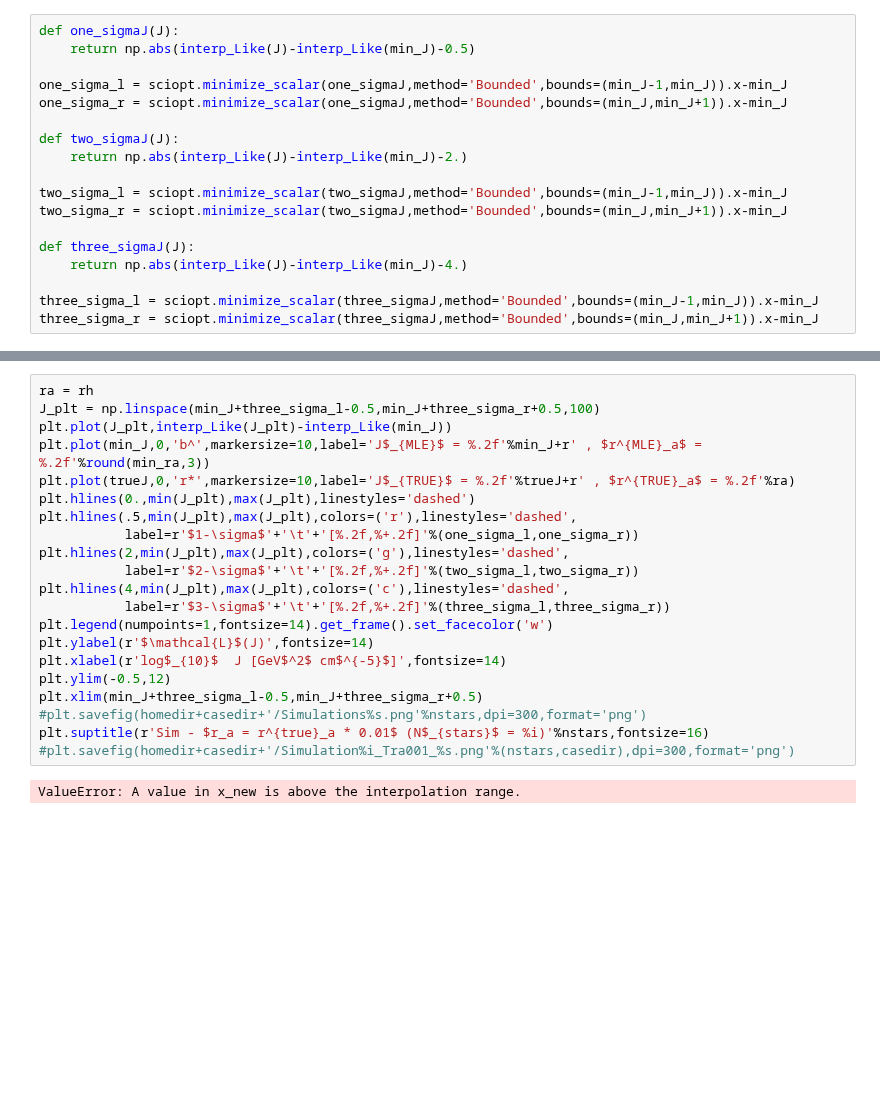
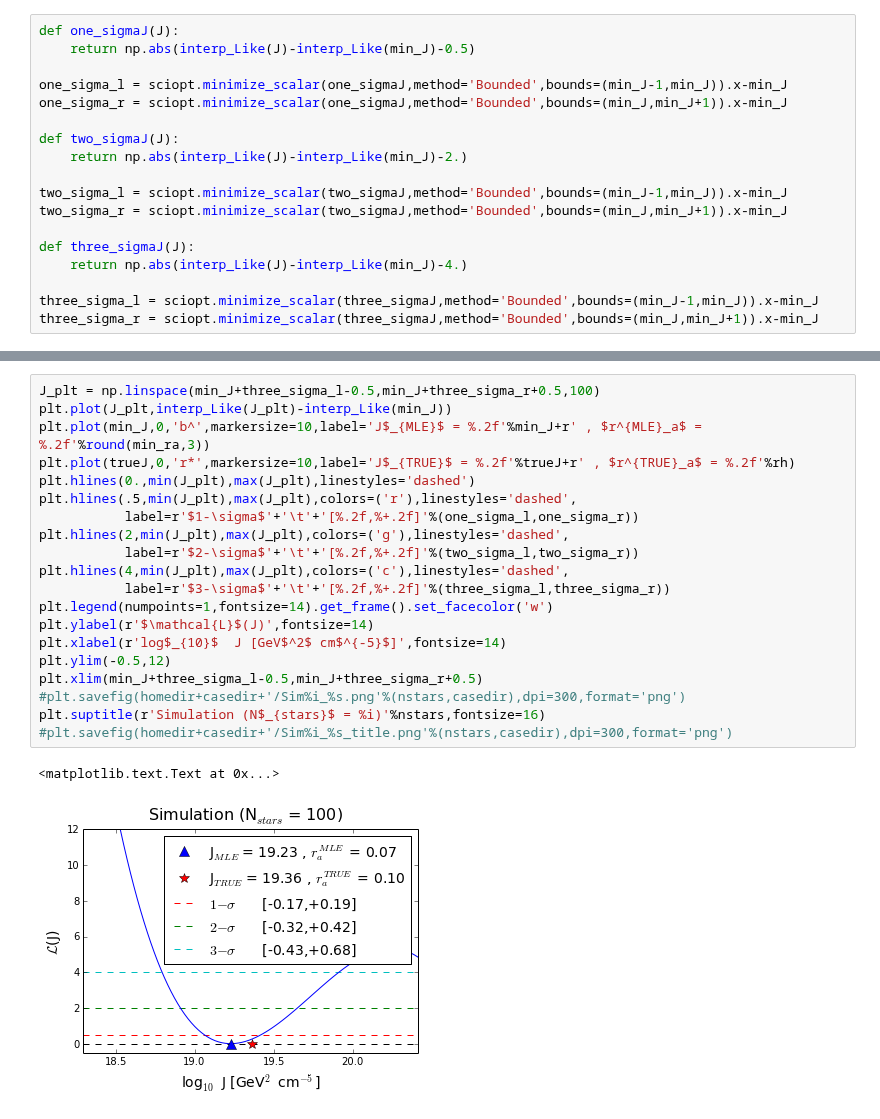
Before and after one commit to achiappo/FRESKA, a Jupyter notebook: simulationOM.ipynb, the cells around one changed output, grey strips where cells are left out. Saved outputs shown, nothing was run; the diff lists cells and outputs as text; blank space fills up the shorter version.

Commit message:
update to the working version script
now the code recovers the true J factor with uncertainties and also the anisotropy parameter

```diff
--- a/simulationOM.ipynb
+++ b/simulationOM.ipynb
@@ -229,24 +222,24 @@ true J :  19.36 , obtained J :  18.94
 # %%
-ra = rh
 J_plt = np.linspace(min_J+three_sigma_l-0.5,min_J+three_sigma_r+0.5,100)
 plt.plot(J_plt,interp_Like(J_plt)-interp_Like(min_J))
 plt.plot(min_J,0,'b^',markersize=10,label='J$_{MLE}$ = %.2f'%min_J+r' , $r^{MLE}_a$ = %.2f'%round(min_ra,3))
-plt.plot(trueJ,0,'r*',markersize=10,label='J$_{TRUE}$ = %.2f'%trueJ+r' , $r^{TRUE}_a$ = %.2f'%ra)
+plt.plot(trueJ,0,'r*',markersize=10,label='J$_{TRUE}$ = %.2f'%trueJ+r' , $r^{TRUE}_a$ = %.2f'%rh)
 plt.hlines(0.,min(J_plt),max(J_plt),linestyles='dashed')
 plt.hlines(.5,min(J_plt),max(J_plt),colors=('r'),linestyles='dashed',
            label=r'$1-\sigma$'+'\t'+'[%.2f,%+.2f]'%(one_sigma_l,one_sigma_r))
 plt.hlines(2,min(J_plt),max(J_plt),colors=('g'),linestyles='dashed',
            label=r'$2-\sigma$'+'\t'+'[%.2f,%+.2f]'%(two_sigma_l,two_sigma_r))
 plt.hlines(4,min(J_plt),max(J_plt),colors=('c'),linestyles='dashed',
            label=r'$3-\sigma$'+'\t'+'[%.2f,%+.2f]'%(three_sigma_l,three_sigma_r))
 plt.legend(numpoints=1,fontsize=14).get_frame().set_facecolor('w')
 plt.ylabel(r'$\mathcal{L}$(J)',fontsize=14)
 plt.xlabel(r'log$_{10}$  J [GeV$^2$ cm$^{-5}$]',fontsize=14)
 plt.ylim(-0.5,12)
 plt.xlim(min_J+three_sigma_l-0.5,min_J+three_sigma_r+0.5)
-#plt.savefig(homedir+casedir+'/Simulations%s.png'%nstars,dpi=300,format='png')
-plt.suptitle(r'Sim - $r_a = r^{true}_a * 0.01$ (N$_{stars}$ = %i)'%nstars,fontsize=16)
-#plt.savefig(homedir+casedir+'/Simulation%i_Tra001_%s.png'%(nstars,casedir),dpi=300,format='png')
+#plt.savefig(homedir+casedir+'/Sim%i_%s.png'%(nstars,casedir),dpi=300,format='png')
+plt.suptitle(r'Simulation (N$_{stars}$ = %i)'%nstars,fontsize=16)
+#plt.savefig(homedir+casedir+'/Sim%i_%s_title.png'%(nstars,casedir),dpi=300,format='png')
 # %% [output]
-ValueError: A value in x_new is above the interpolation range.
+<matplotlib.text.Text at 0x...>
+[figure, added]
 # %%
```
Also changed, not shown: parts of 13 cells of this notebook.
